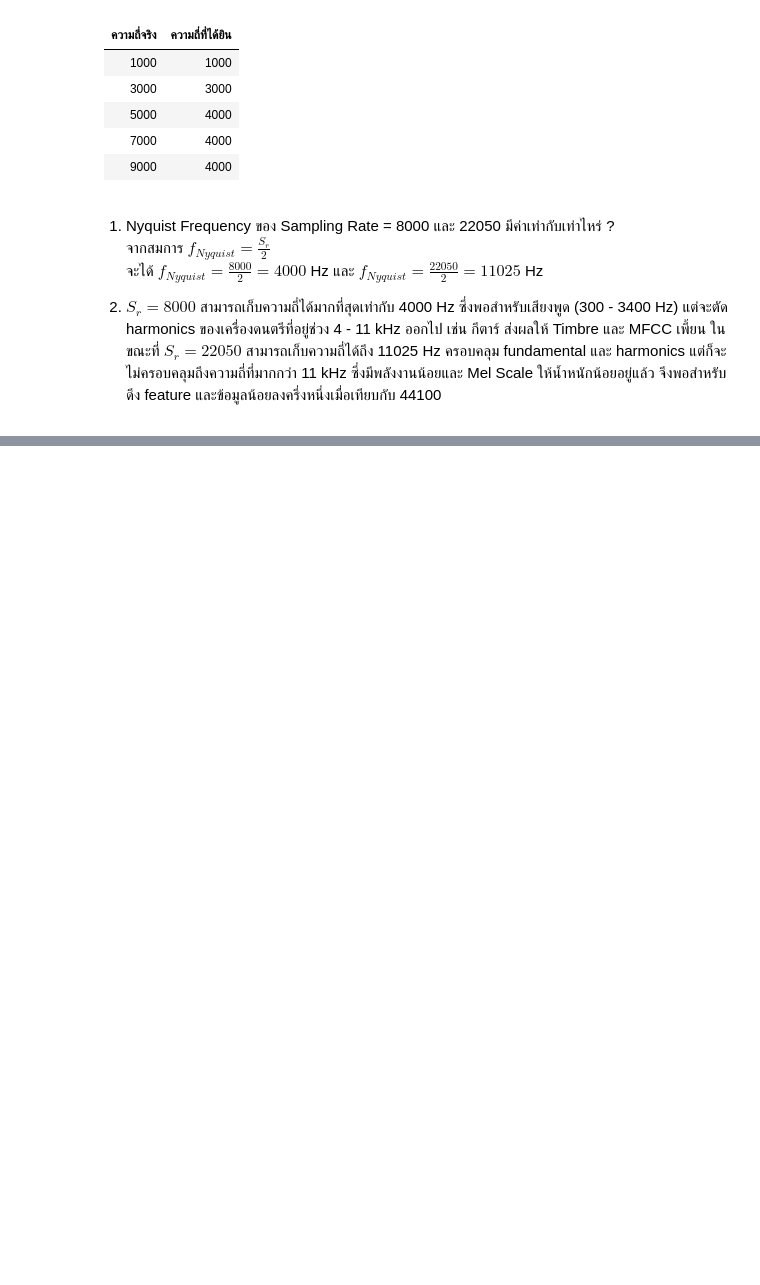
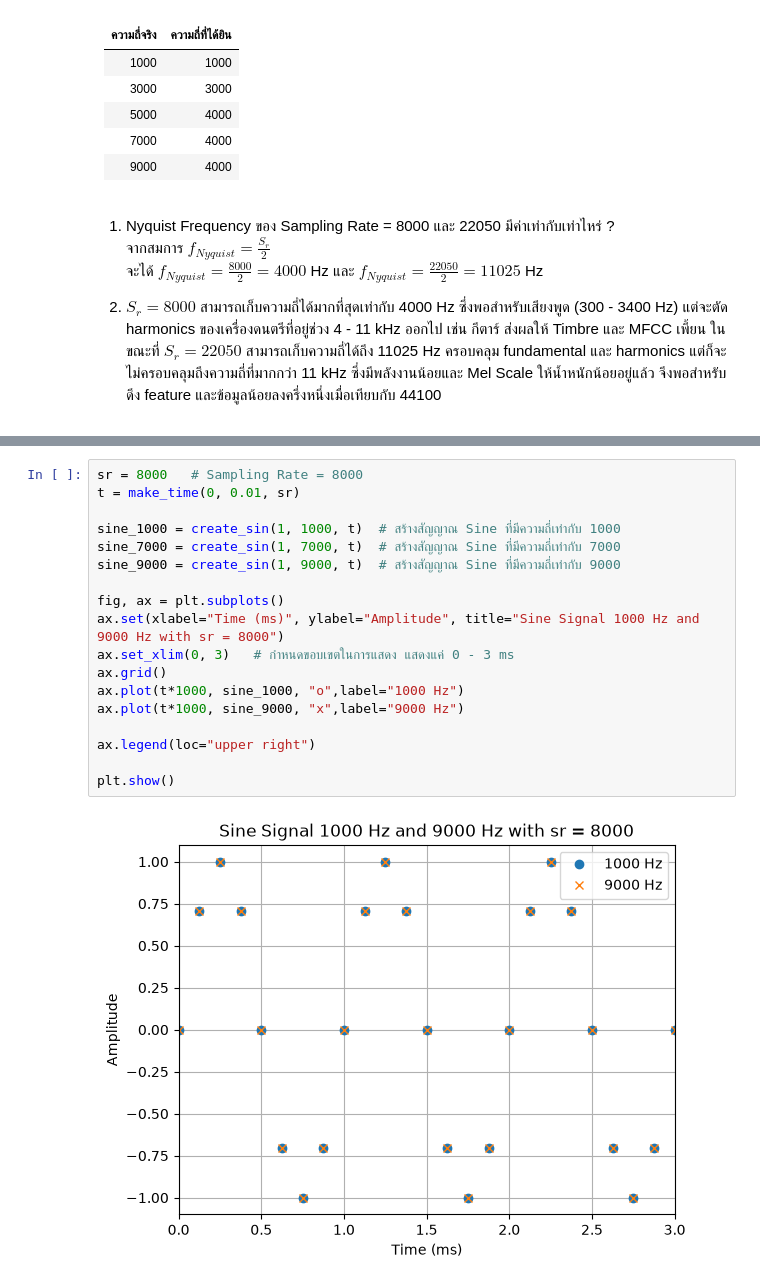
Before and after one commit to ohm-arthakorn/audio-based_music_recommendation, a Jupyter notebook: notebooks/03_sampling_and_quantization.ipynb, the cells around one changed output, grey strips where cells are left out. Cells and saved outputs as stored; diff of their text form; blank space fills up the shorter version.

```diff
--- a/notebooks/03_sampling_and_quantization.ipynb
+++ b/notebooks/03_sampling_and_quantization.ipynb
@@ -38,0 +75,20 @@
+# %%
+sr = 8000   # Sampling Rate = 8000
+t = make_time(0, 0.01, sr)
+
+sine_1000 = create_sin(1, 1000, t)  # สร้างสัญญาณ Sine ที่มีความถี่เท่ากับ 1000
+sine_7000 = create_sin(1, 7000, t)  # สร้างสัญญาณ Sine ที่มีความถี่เท่ากับ 7000
+sine_9000 = create_sin(1, 9000, t)  # สร้างสัญญาณ Sine ที่มีความถี่เท่ากับ 9000
+
+fig, ax = plt.subplots()
+ax.set(xlabel="Time (ms)", ylabel="Amplitude", title="Sine Signal 1000 Hz and 9000 Hz with sr = 8000")
+ax.set_xlim(0, 3)   # กำหนดขอบเขตในการแสดง แสดงแค่ 0 - 3 ms
+ax.grid()
+ax.plot(t*1000, sine_1000, "o",label="1000 Hz")
+ax.plot(t*1000, sine_9000, "x",label="9000 Hz")
+
+ax.legend(loc="upper right")
+
+plt.show()
+# %% [output]
+[figure, added]
```
Also changed, not shown: parts of 4 cells of this notebook.
